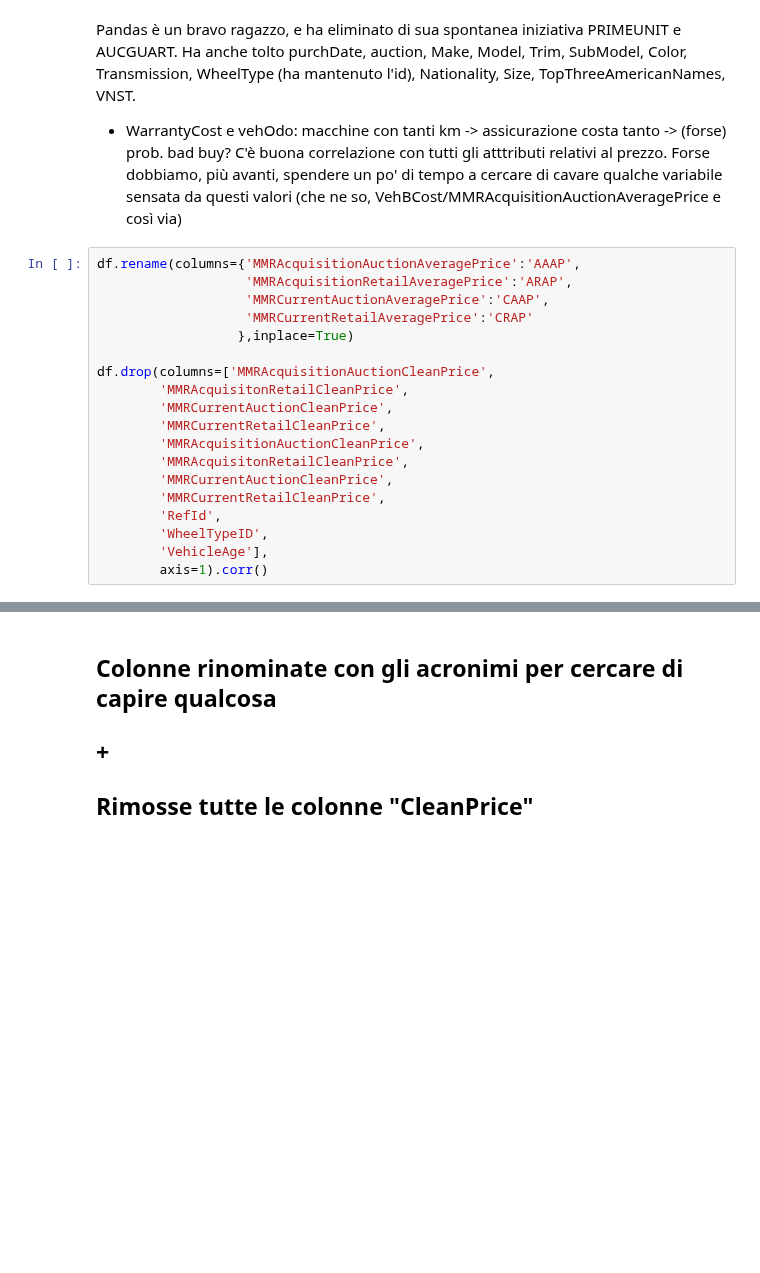
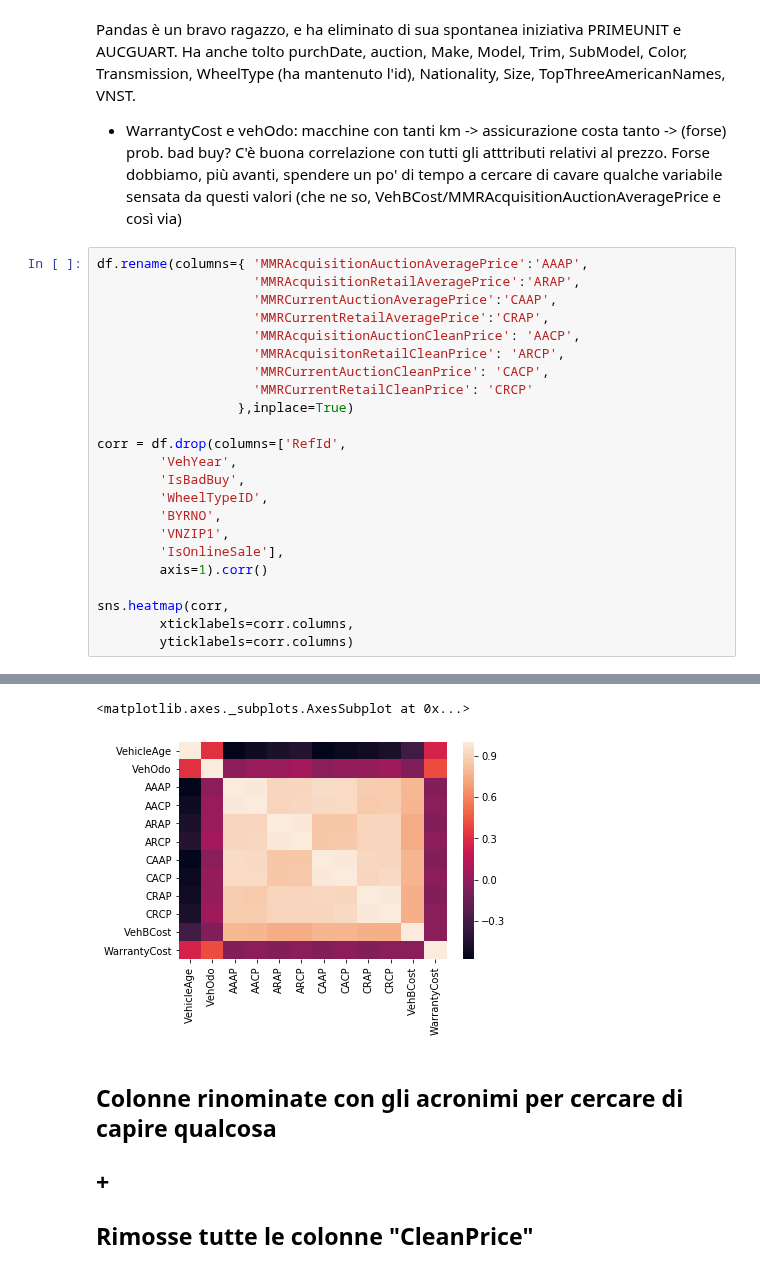
Before and after one commit to andybbruno/DataMining, a Jupyter notebook: DataUnderstanding.ipynb, the cells around one changed output, grey strips where cells are left out. Drawn from its saved outputs; the diff is of its cells as text; blank space fills up the shorter version.

```diff
--- a/DataUnderstanding.ipynb
+++ b/DataUnderstanding.ipynb
@@ -125,22 +75,26 @@ Pandas è un bravo ragazzo, e ha eliminato di sua spontanea iniziativa PRIMEUNIT
 - WarrantyCost e vehOdo: macchine con tanti km -> assicurazione costa tanto -> (forse) prob. bad buy?
 C'è buona correlazione con tutti gli atttributi relativi al prezzo. Forse dobbiamo, più avanti, spendere un po' di tempo a cercare di cavare qualche variabile sensata da questi valori (che ne so, VehBCost/MMRAcquisitionAuctionAveragePrice e così via)
 # %%
-df.rename(columns={'MMRAcquisitionAuctionAveragePrice':'AAAP',
-                   'MMRAcquisitionRetailAveragePrice':'ARAP',
-                   'MMRCurrentAuctionAveragePrice':'CAAP',
-                   'MMRCurrentRetailAveragePrice':'CRAP'
+df.rename(columns={ 'MMRAcquisitionAuctionAveragePrice':'AAAP',
+                    'MMRAcquisitionRetailAveragePrice':'ARAP',
+                    'MMRCurrentAuctionAveragePrice':'CAAP',
+                    'MMRCurrentRetailAveragePrice':'CRAP',
+                    'MMRAcquisitionAuctionCleanPrice': 'AACP',
+                    'MMRAcquisitonRetailCleanPrice': 'ARCP',
+                    'MMRCurrentAuctionCleanPrice': 'CACP',
+                    'MMRCurrentRetailCleanPrice': 'CRCP'
                   },inplace=True)
 
-df.drop(columns=['MMRAcquisitionAuctionCleanPrice',
-        'MMRAcquisitonRetailCleanPrice',
-        'MMRCurrentAuctionCleanPrice',
-        'MMRCurrentRetailCleanPrice',
-        'MMRAcquisitionAuctionCleanPrice',
-        'MMRAcquisitonRetailCleanPrice',
-        'MMRCurrentAuctionCleanPrice',
-        'MMRCurrentRetailCleanPrice',
-        'RefId',
+corr = df.drop(columns=['RefId',
+        'VehYear',
+        'IsBadBuy',
         'WheelTypeID',
-        'VehicleAge'],
+        'BYRNO',
+        'VNZIP1',
+        'IsOnlineSale'],
         axis=1).corr()
+
+sns.heatmap(corr,
+        xticklabels=corr.columns,
+        yticklabels=corr.columns)
 # %% [output]
@@ -160,3 +101,5 @@ df.drop(columns=['MMRAcquisitionAuctionCleanPrice',
+<matplotlib.axes._subplots.AxesSubplot at 0x...>
+[figure, added]
 # %% [markdown]
 ## Colonne rinominate con gli acronimi per cercare di capire qualcosa
 ## +
```
Also changed, not shown: parts of 12 cells of this notebook.
